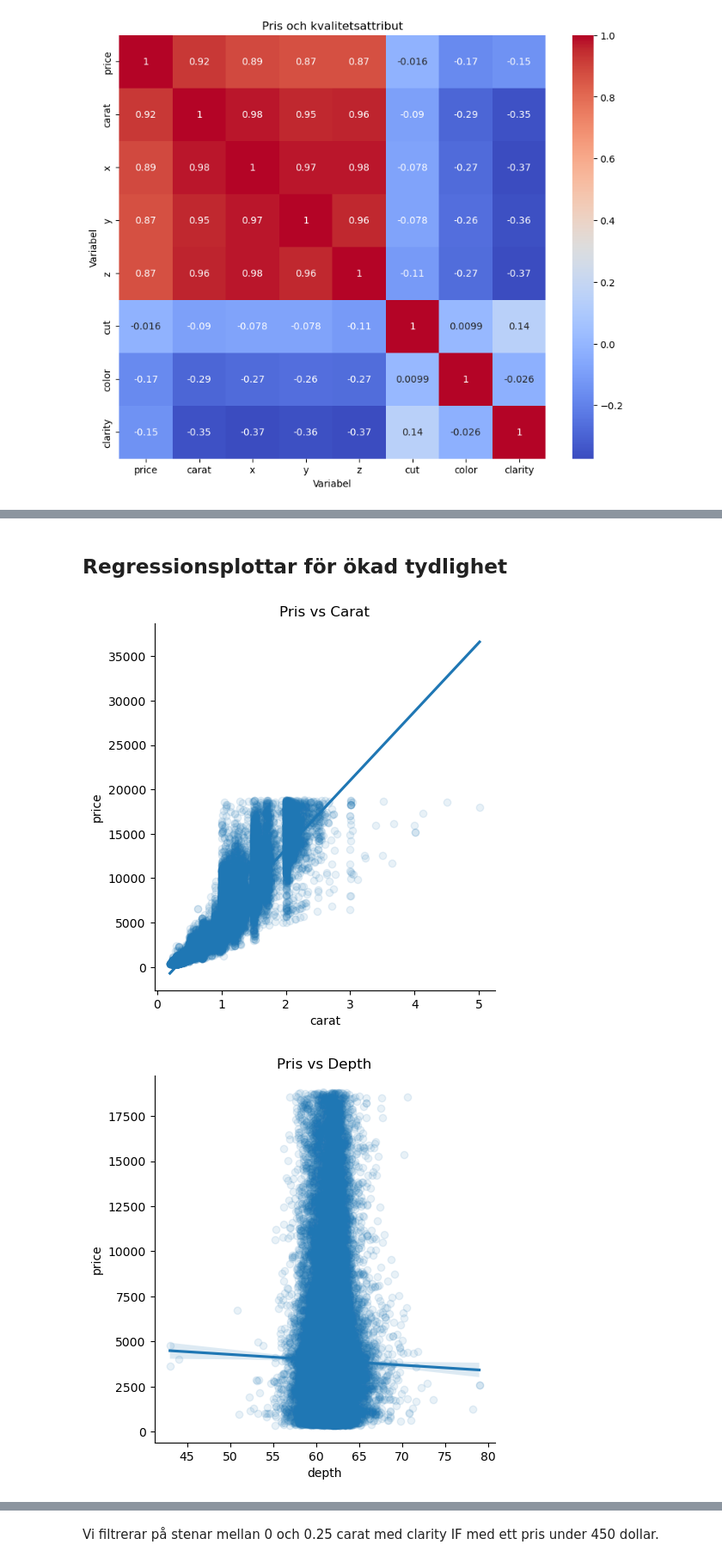
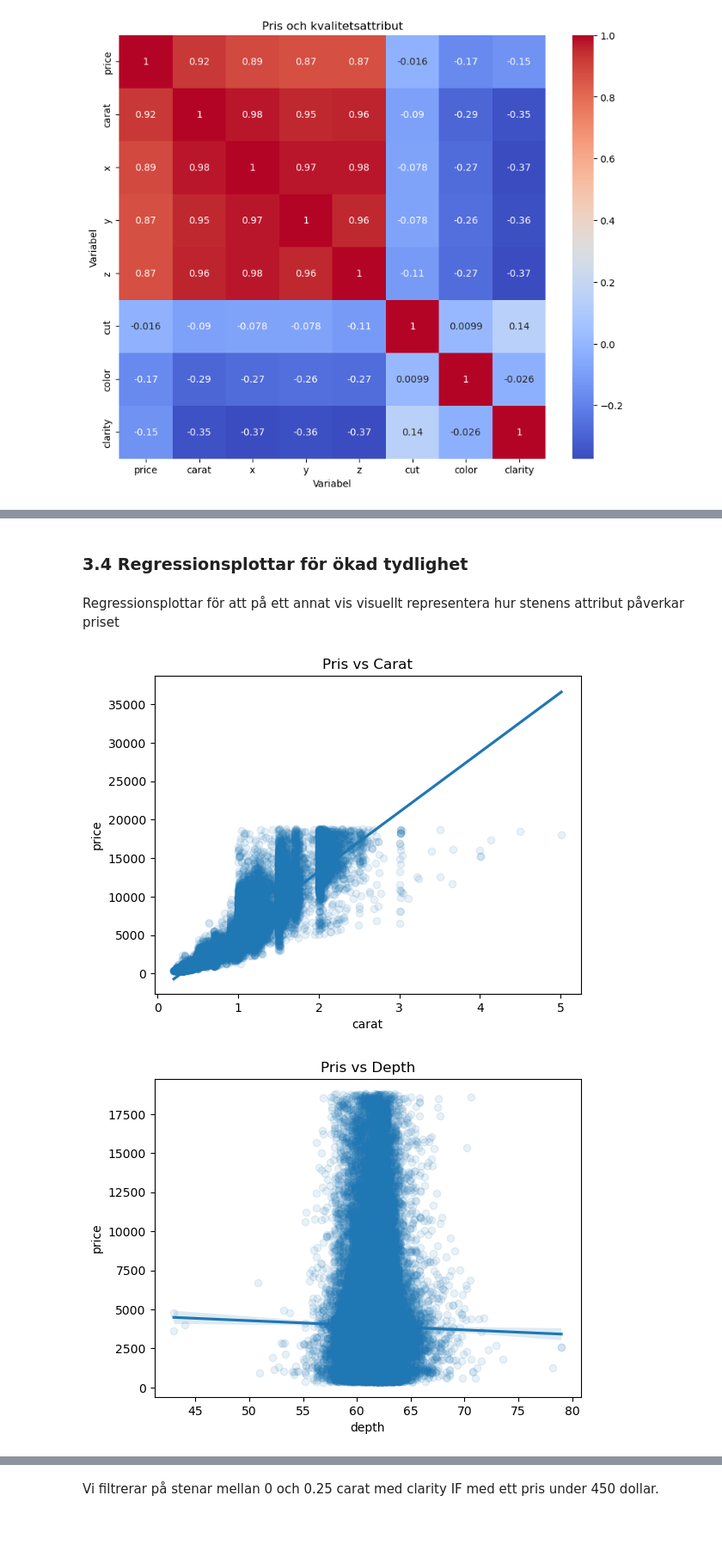
Before and after one commit to edvinrunhellen/knowledge_control_python, a Jupyter notebook: del_2_diamonds.ipynb, the cells around one changed output, grey strips where cells are left out. Shown at 86% size. Saved outputs shown, nothing was run; the diff lists cells and outputs as text; code cells hidden in the pictures; blank space fills up the shorter version.

```diff
--- a/del_2_diamonds.ipynb
+++ b/del_2_diamonds.ipynb
@@ -164,17 +198,29 @@ Det vi kan observera är att varken clarity, color eller cut tycks ha någon nä
 # %% [markdown]
-## Regressionsplottar för ökad tydlighet
+### 3.4 Regressionsplottar för ökad tydlighet
+# %% [markdown]
+Regressionsplottar för att på ett annat vis visuellt representera hur stenens attribut påverkar priset
 # %%
-sns.lmplot(data=df, x='carat', y='price', scatter_kws={'alpha':0.1})
-plt.title("Pris vs Carat")
+# Pris vs Carat
+
+#En tom figure
+fig, ax = plt.subplots()
+
+
+sns.regplot(data=df, x="carat", y="price", scatter_kws={"alpha": 0.1}, ax=ax)
+ax.set_title("Pris vs Carat")
 plt.show()
 
-sns.lmplot(data=df, x='depth', y='price', scatter_kws={'alpha':0.1})
-plt.title("Pris vs Depth")
+# Pris vs Depth
+fig, ax = plt.subplots()
+sns.regplot(data=df, x="depth", y="price", scatter_kws={"alpha": 0.1}, ax=ax)
+ax.set_title("Pris vs Depth")
 plt.show()
 
-sns.lmplot(data=df, x='table', y='price', scatter_kws={'alpha':0.1})
-plt.title("Pris vs Table")
+# Pris vs Table
+fig, ax = plt.subplots()
+sns.regplot(data=df, x="table", y="price", scatter_kws={"alpha": 0.1}, ax=ax)
+ax.set_title("Pris vs Table")
 plt.show()
 # %% [output]
-[figure, old version]
+[figure, new version]
-[figure, old version]
+[figure, new version]
```
Also changed, not shown: parts of 80 cells of this notebook.
